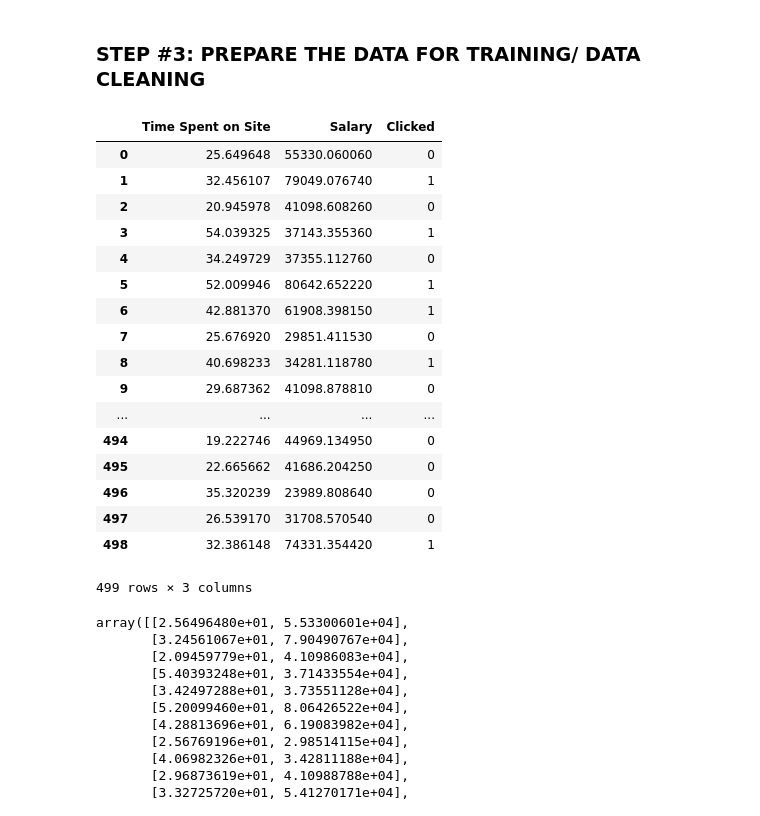
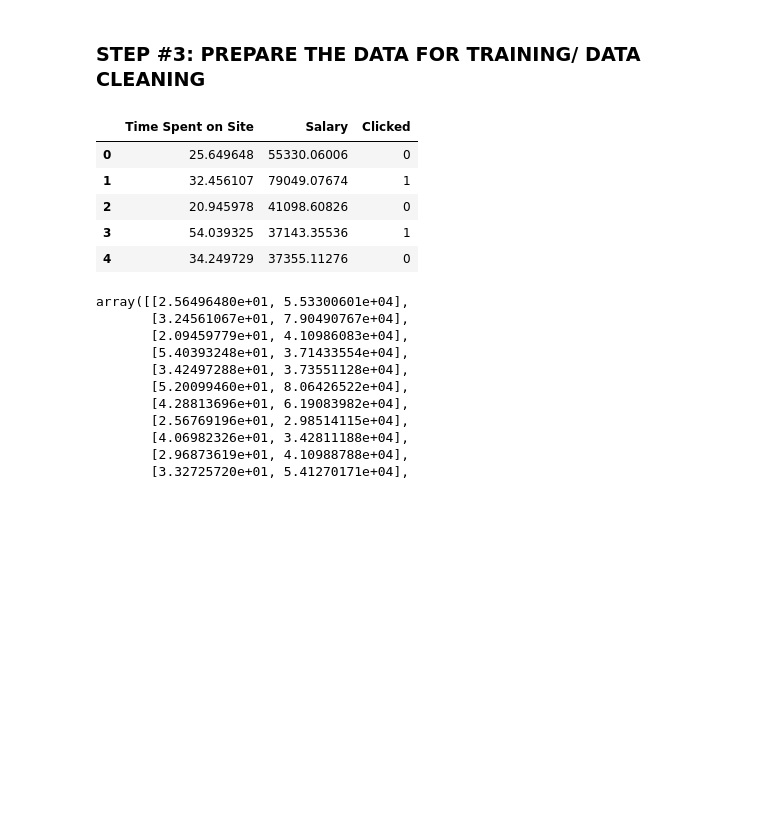
Before and after one commit to SandyGgit/DataScience, a Jupyter notebook: Logistic Regression - Predict Customer clicks on FB ads - SG.ipynb, the cells around one changed output. Cells and saved outputs as stored; diff of their text form; code cells hidden in the pictures; blank space fills up the shorter version.

```diff
--- a/Logistic Regression - Predict Customer clicks on FB ads - SG.ipynb
+++ b/Logistic Regression - Predict Customer clicks on FB ads - SG.ipynb
@@ -140,26 +128,14 @@ training_set
 #Drop columns Names, emails, Country
 training_set.drop(['Names', 'emails', 'Country'], axis = 1, inplace = True)
 # %%
-training_set
+training_set.head()
 # %% [output]
 |  | Time Spent on Site | Salary | Clicked |
-| 0 | 25.649648 | 55330.060060 | 0 |
-| 1 | 32.456107 | 79049.076740 | 1 |
-| 2 | 20.945978 | 41098.608260 | 0 |
-| 3 | 54.039325 | 37143.355360 | 1 |
-| 4 | 34.249729 | 37355.112760 | 0 |
-| 5 | 52.009946 | 80642.652220 | 1 |
-| 6 | 42.881370 | 61908.398150 | 1 |
-| 7 | 25.676920 | 29851.411530 | 0 |
-| 8 | 40.698233 | 34281.118780 | 1 |
-| 9 | 29.687362 | 41098.878810 | 0 |
-| ... | ... | ... | ... |
-| 494 | 19.222746 | 44969.134950 | 0 |
-| 495 | 22.665662 | 41686.204250 | 0 |
-| 496 | 35.320239 | 23989.808640 | 0 |
-| 497 | 26.539170 | 31708.570540 | 0 |
-| 498 | 32.386148 | 74331.354420 | 1 |
+| 0 | 25.649648 | 55330.06006 | 0 |
+| 1 | 32.456107 | 79049.07674 | 1 |
+| 2 | 20.945978 | 41098.60826 | 0 |
+| 3 | 54.039325 | 37143.35536 | 1 |
+| 4 | 34.249729 | 37355.11276 | 0 |
-499 rows × 3 columns
 # %%
 #Drop the target coloumn before we do train test split. Set dataset to Train inputs and outputs
 #X is the input "Time Spent on Site" and "Salary" and y is the output "Clicked"
```
Also changed, not shown: parts of 14 cells of this notebook.
